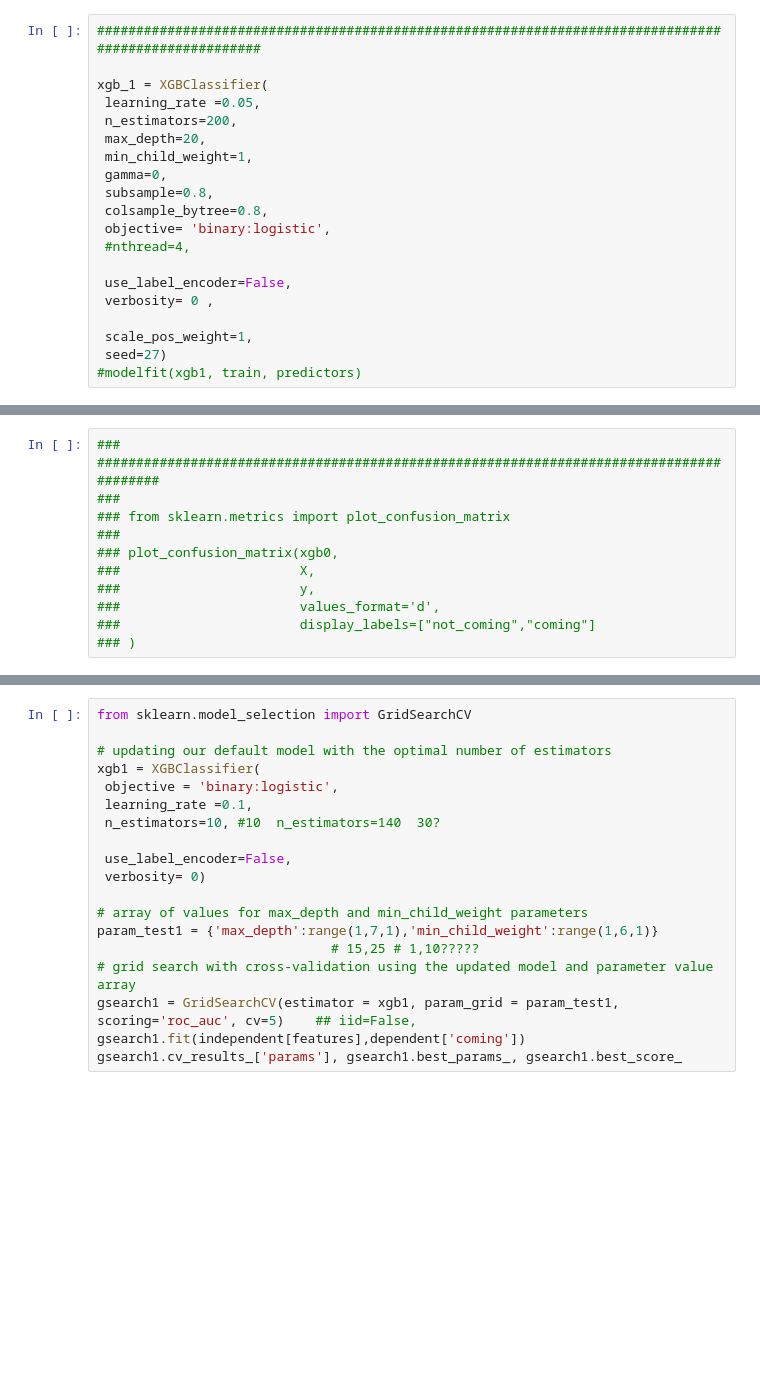
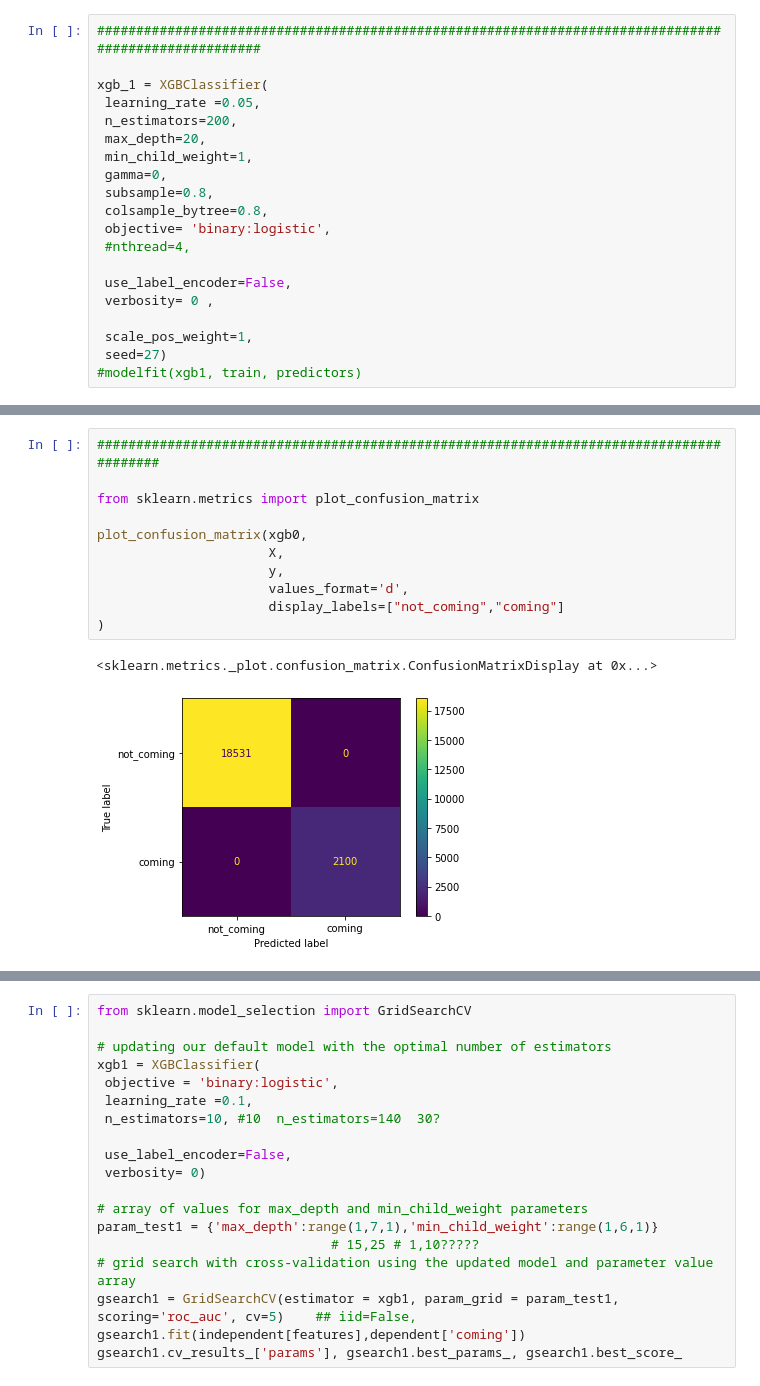
Before and after one commit to johnhhu2020/XGBoost-in-Predictive-Maintenance, a Jupyter notebook: XX%_PaperCO_MachineLearning (XGBoost tuning studying).ipynb, the cells around one changed output, grey strips where cells are left out. Drawn from its saved outputs; the diff is of its cells as text; blank space fills up the shorter version.

```diff
--- a/XX%_PaperCO_MachineLearning (XGBoost tuning studying).ipynb
+++ b/XX%_PaperCO_MachineLearning (XGBoost tuning studying).ipynb
@@ -1026,11 +1005,14 @@ AUC Score (Balanced): 1.000000
 # %%
-### ########################################################################################
-###
-### from sklearn.metrics import plot_confusion_matrix
-###
-### plot_confusion_matrix(xgb0,
-###                       X,
-###                       y,
-###                       values_format='d',
-###                       display_labels=["not_coming","coming"]
-### )
+########################################################################################
+
+from sklearn.metrics import plot_confusion_matrix
+
+plot_confusion_matrix(xgb0,
+                      X,
+                      y,
+                      values_format='d',
+                      display_labels=["not_coming","coming"]
+)
+# %% [output]
+<sklearn.metrics._plot.confusion_matrix.ConfusionMatrixDisplay at 0x...>
+[figure, added]
```
Also changed, not shown: parts of 30 cells of this notebook.
